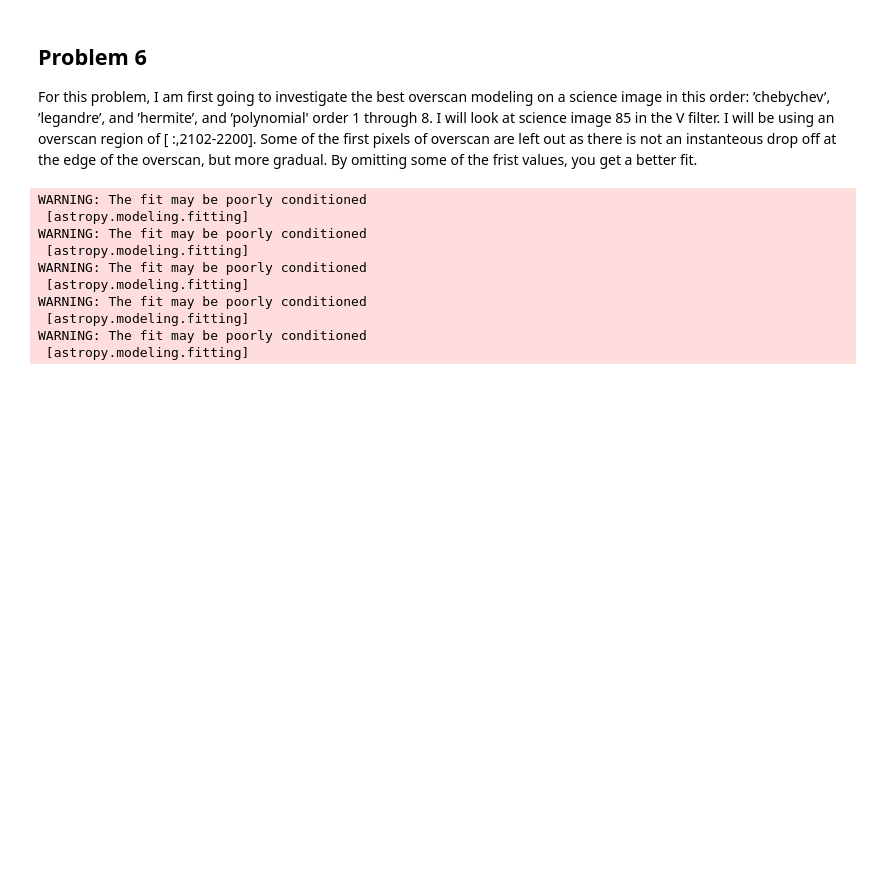
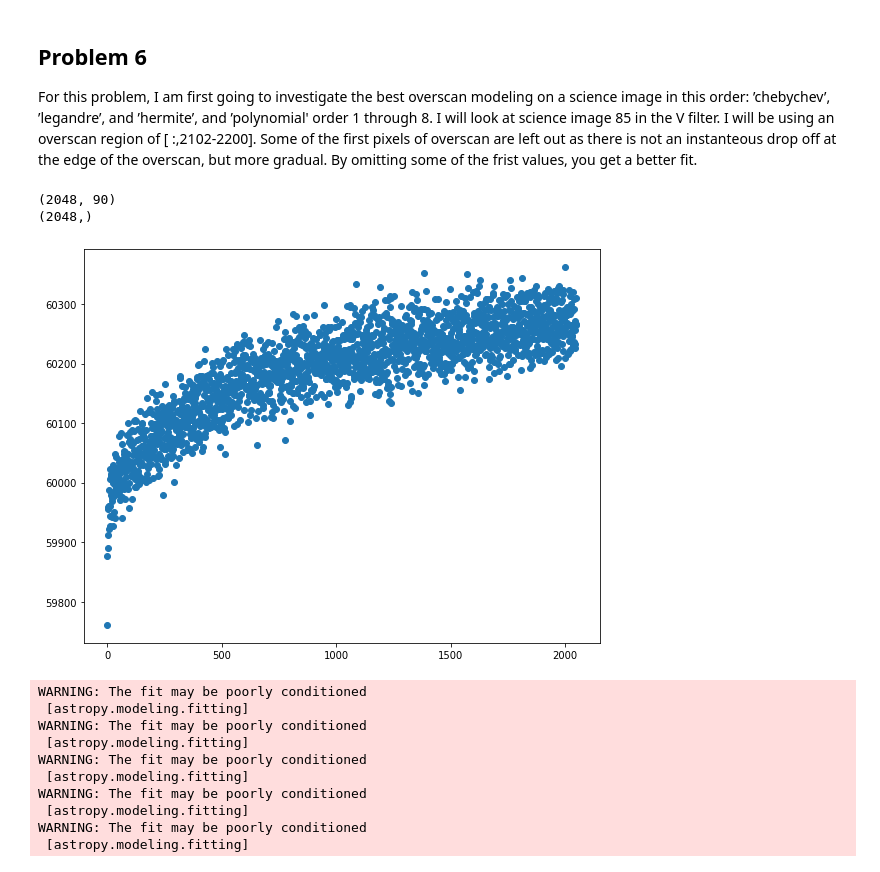
Before and after one commit to VanderbiltAstronomy/astr_8060_s21, a Jupyter notebook: work/drakecl/hw4_tasks.ipynb, the cells around one changed output. Saved outputs shown, nothing was run; the diff lists cells and outputs as text; code cells hidden in the pictures; blank space fills up the shorter version.

```diff
--- a/work/drakecl/hw4_tasks.ipynb
+++ b/work/drakecl/hw4_tasks.ipynb
@@ -148,5 +151,24 @@ To me, this indicates that the mean level of the baises, and therefore the maste
 ## Problem 6
 
 For this problem, I am first going to investigate the best overscan modeling on a science image in this order: ’chebychev’, ’legandre’, and ’hermite’, and ’polynomial' order 1 through 8. I will look at science image 85 in the V filter. I will be using an overscan region of [ :,2102-2200]. Some of the first pixels of overscan are left out as there is not an instanteous drop off at the edge of the overscan, but more gradual. By omitting some of the frist values, you get a better fit.
+# %%
+#CLD let's begin by just plotting the overscan region of the flat I am going to be looking at
+#CLD loading in the flat data
+flat_data = fits.getdata(path+"a047.fits")
+
+flat_overscan = flat_data[:,2110:2200]
+print(flat_overscan.shape)
+flat_overscan_combine = np.sum(flat_overscan, axis=1) #CLD combining over the columns and not the rows
+print(flat_overscan_combine.shape)
+
+pixels = np.linspace(0,2048,2048)
+fig,ax = plt.subplots(figsize=(8,6))
+ax.scatter(pixels, flat_overscan_combine);
+fig.tight_layout()
+plt.show(fig);
+# %% [output]
+(2048, 90)
+(2048,)
+[figure, added]
 # %%
 #CLD importing the astropy.models package for ccdproc purposes
```
Also changed, not shown: parts of 58 cells of this notebook.
